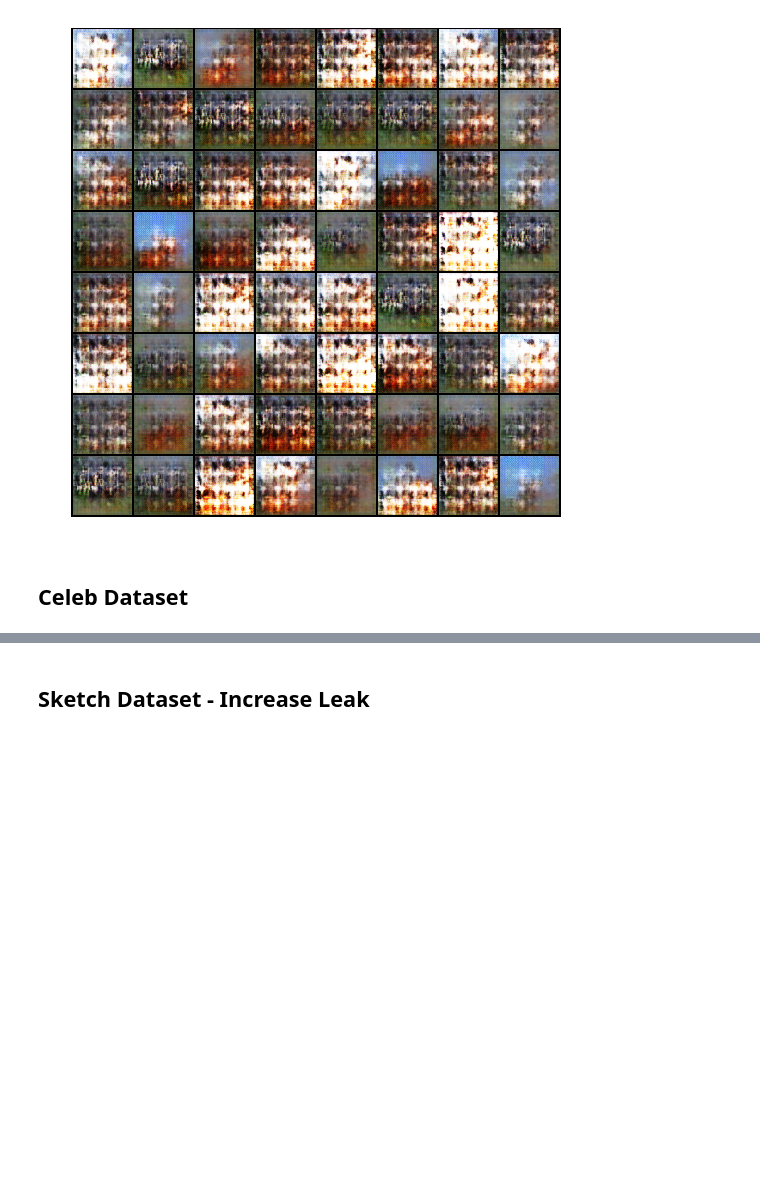
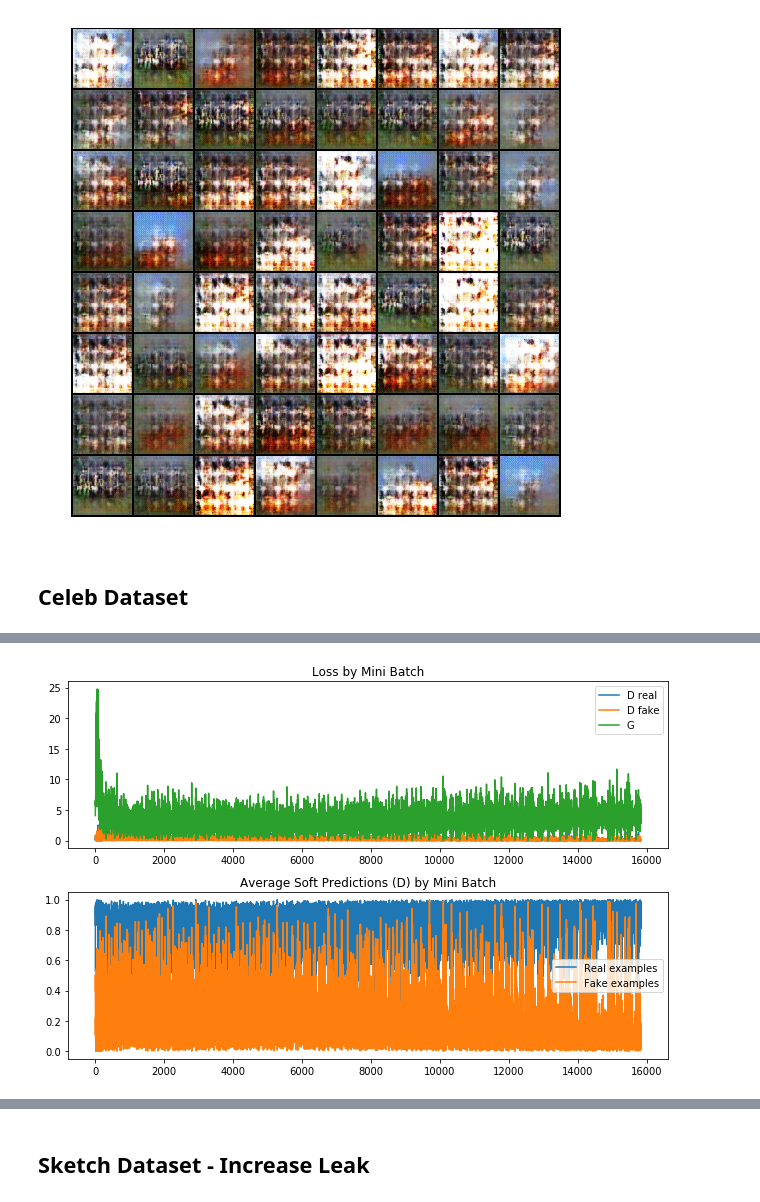
Before and after one commit to hdmamin/GAN-architectures, a Jupyter notebook: dcgan_experiments.ipynb, the cells around one changed output, grey strips where cells are left out. Saved outputs shown, nothing was run; the diff lists cells and outputs as text; code cells hidden in the pictures; blank space fills up the shorter version.

```diff
--- a/dcgan_experiments.ipynb
+++ b/dcgan_experiments.ipynb
@@ -102,8 +106,8 @@ Writing file to small_samples.gif
 # %% [markdown]
 ## Celeb Dataset
 # %%
-epochs = 20
-g = Generator(act=GRelu(.02)).to(device)
+epochs = 5
+g = Generator(act=GRelu(.2)).to(device)
 d = Discriminator().to(device)
 
 output = train(epochs, celeb_dl, sample_freq=1, sample_dir='celeb_samples',
@@ -110,0 +133,4 @@ output = train(epochs, celeb_dl, sample_freq=1, sample_dir='celeb_samples',
+# %%
+plot_losses(output)
+# %% [output]
+[figure, added]
```
Also changed, not shown: parts of 8 cells of this notebook, 8 other files.
